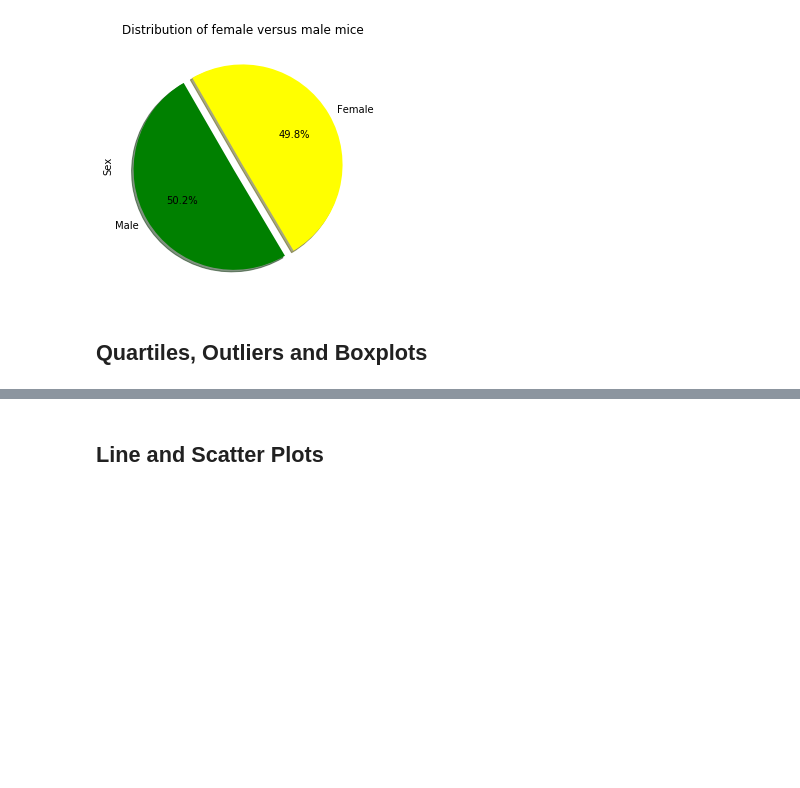
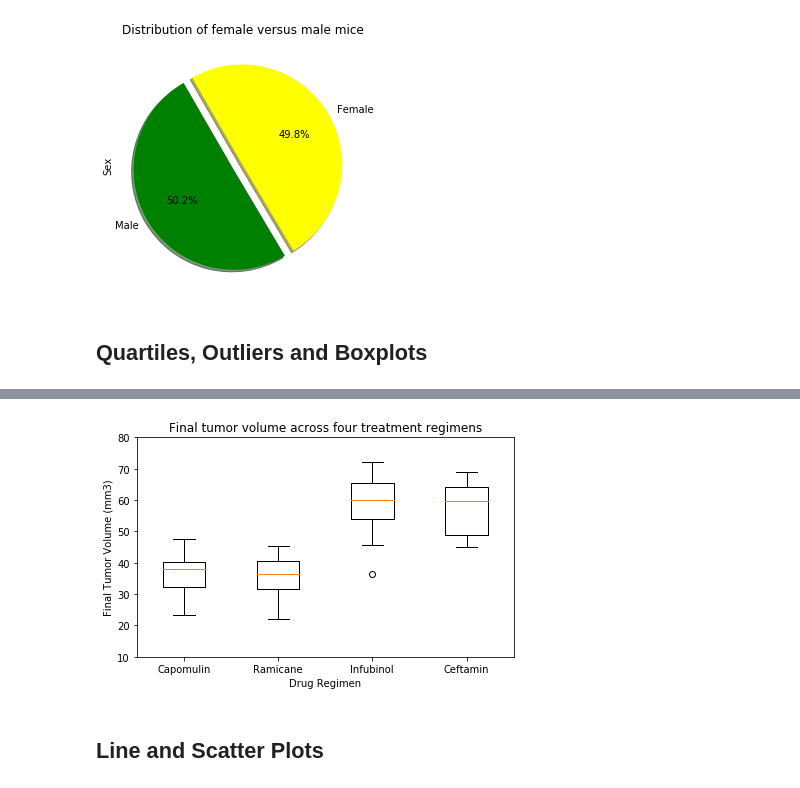
Before and after one commit to gemelodyyu/Matplotlib---The-Power-of-Plots, a Jupyter notebook: pymaceuticals.ipynb, the cells around one changed output, grey strips where cells are left out. Drawn from its saved outputs; the diff is of its cells as text; code cells hidden in the pictures; blank space fills up the shorter version.

```diff
--- a/pymaceuticals.ipynb
+++ b/pymaceuticals.ipynb
@@ -219,6 +222,9 @@ plt.show()
 # Capomulin, Ramicane, Infubinol, and Ceftamin
 
 # Start by getting the last (greatest) timepoint for each mouse
-
+max_tumor = complete_df.groupby(["Mouse ID"])["Timepoint"].max()
+max_tumor = max_tumor.reset_index()
 
 # Merge this group df with the original dataframe to get the tumor volume at the last timepoint
+merged_data = max_tumor.merge(complete_df, on=["Mouse ID","Timepoint"], how="left")
+merged_data
@@ -243,0 +245,23 @@ plt.show()
+# %%
+# Put treatments into a list for for loop (and later for plot labels)
+treatments_list = ["Capomulin","Ramicane","Infubinol","Ceftamin"]
+# Create empty list to fill with tumor vol data (for plotting)
+tumor_vols = []
+
+    # Locate the rows which contain mice on each drug and get the tumor volumes
+
+for treatment in treatments_list:
+    tumor_vols.append(merged_data.loc[merged_data["Drug Regimen"]==treatment]["Tumor Volume (mm3)"])
+
+    # Calculate IQR and Determine outliers using upper and lower bounds for each treatment
+    tumor_list = merged_data.loc[merged_data["Drug Regimen"]==treatment]["Tumor Volume (mm3)"]
+    quartiles = tumor_list.quantile([.25,.5,.75])
+    lowerq = quartiles[0.25]
+    upperq = quartiles[0.75]
+    iqr = upperq-lowerq
+    print(f"The median of Tumor Volume (mm3) for treatment {treatment} is: {quartiles[0.5]}")
+    print(f"The interquartile range of Tumor Volume (mm3) for treatment {treatment} is: {iqr}")
+
+    lower_bound = lowerq - (1.5*iqr)
+    upper_bound = upperq + (1.5*iqr)
+    print(f"Values below {round(lower_bound, 5)} and above {round(upper_bound, 5)} could be outliers for treatment {treatment}.\n")
@@ -244,2 +284,17 @@ plt.show()
+# %%
+# Generate a box plot of the final tumor volume of each mouse across four regimens of interest
+fig1, ax1 = plt.subplots()
+ax1.set_title("Final tumor volume across four treatment regimens")
+ax1.set_ylabel("Final Tumor Volume (mm3)")
+ax1.set_xlabel("Drug Regimen")
+plt.ylim(10, 80)
+ax1.boxplot(tumor_vols, labels=treatments_list)
+# save graph
+plt.tight_layout()
+plt.savefig("Images/boxplot.png")
+# print plot
+plt.show()
+# %% [output]
+[figure, added]
 # %% [markdown]
 ## Line and Scatter Plots
```
Also changed, not shown: parts of 22 cells of this notebook.
